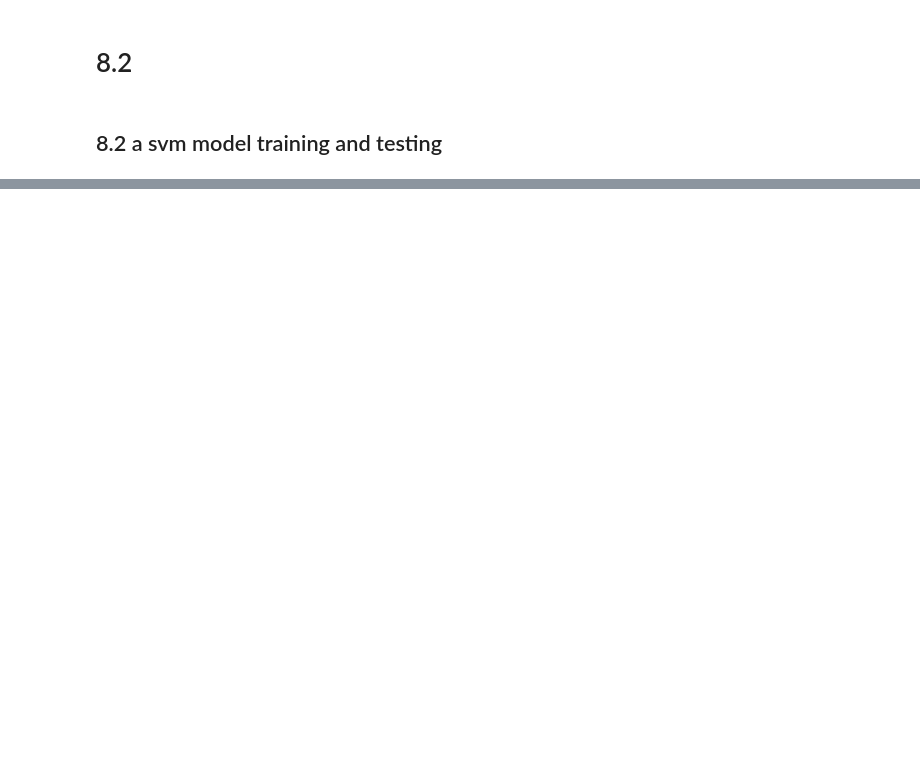
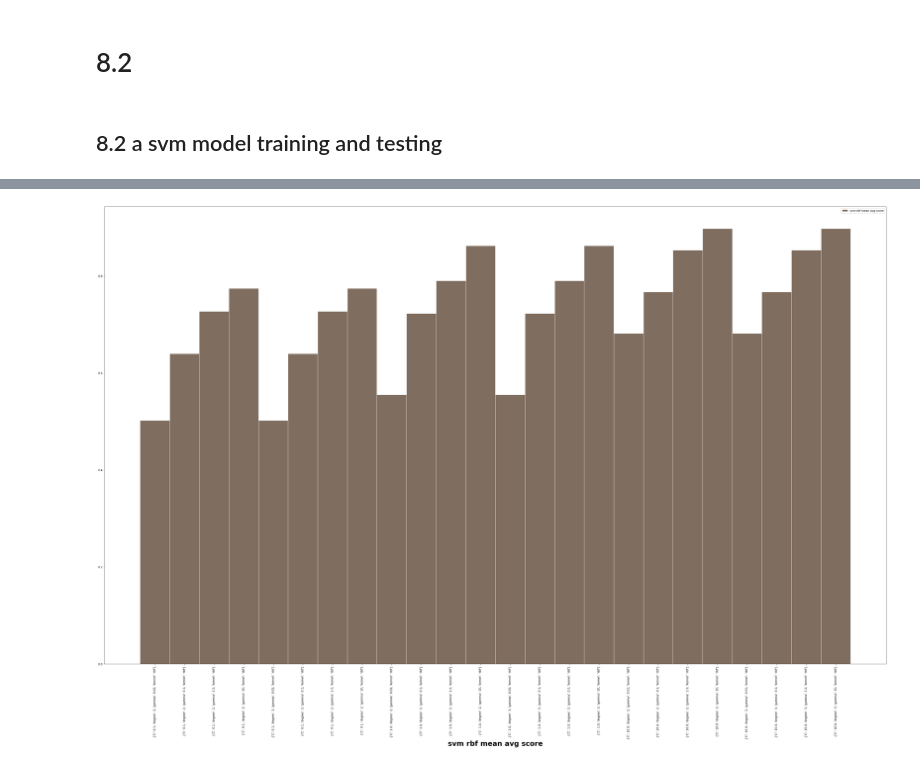
Before and after one commit to oathathat/ML_Kmitl_3D, a Jupyter notebook: Lab/Lab8.ipynb, the cells around one changed output, grey strips where cells are left out. Drawn from its saved outputs; the diff is of its cells as text; code cells hidden in the pictures; blank space fills up the shorter version.

```diff
--- a/Lab/Lab8.ipynb
+++ b/Lab/Lab8.ipynb
@@ -101,3 +190,8 @@ df_label = df[label_columns]
 # 8.2
 # %% [markdown]
 ## 8.2 a svm model training and testing
+# %%
+x = df_feature
+y = df_label
+seed = 55
+x_train,x_test, y_train, y_test = model_selection.train_test_split(x, y, test_size=0.3, random_state=seed)
@@ -103,0 +264,11 @@ df_label = df[label_columns]
+# %%
+#Create Model Parameter Dictionary for SVC
+kernel = ['rbf','poly']
+C_list = [0.1, 1.0, 10.0 ] #100.0, 200.0, 500.0
+Gamma_list = [0.01, 0.1, 1.0, 10]
+d_list = [2,3] # ,3
+params = dict(kernel = kernel,C = C_list,gamma = Gamma_list,degree = d_list)
+# %%
+# Perform GridsearchCV() for each classification model
+grid = GridSearchCV(estimator = SVC(), n_jobs=15,verbose = 10, scoring = 'accuracy', cv = 2, param_grid= params)
+grid_result = grid.fit(x_train, y_train)
@@ -103,0 +309,20 @@ df_label = df[label_columns]
+# %%
+score_df = pd.DataFrame(grid_result.cv_results_)
+rbf_result = score_df[score_df['param_kernel'] == 'rbf']
+rbf_param = [str(i) for i in rbf_result.params]
+poly_result = score_df[score_df['param_kernel'] == 'poly']
+poly_param = [str(i) for i in poly_result.params]
+# %%
+# set width of bars
+barWidth = 1
+plt.figure(figsize=(50,30))
+# Make the plot
+plt.bar(rbf_param, rbf_result.mean_test_score, color='#7f6d5f', width=barWidth, edgecolor='white', label='svm rbf mean avg score')
+# Add xticks on the middle of the group bars
+plt.xlabel('svm rbf mean avg score', fontweight='bold',fontsize=25)
+plt.xticks(rotation=90)
+# Create legend & Show graphic
+plt.legend()
+plt.show()
+# %% [output]
+[figure, added]
```
Also changed, not shown: parts of 22 cells of this notebook, 2 other files.
